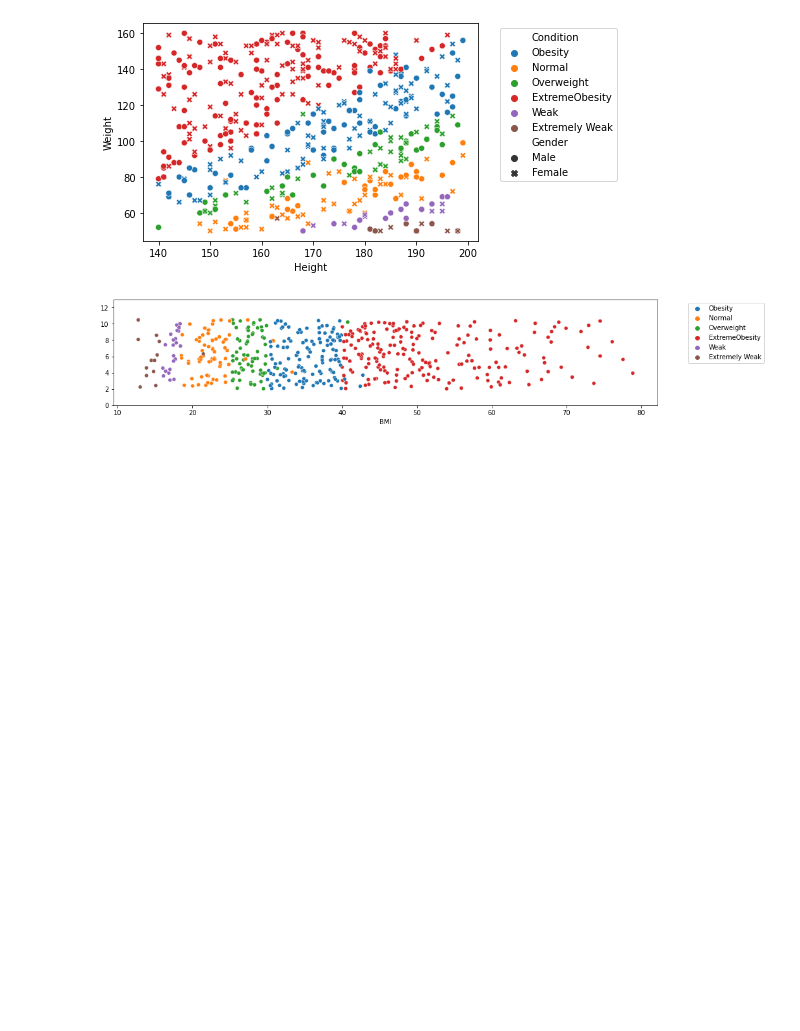
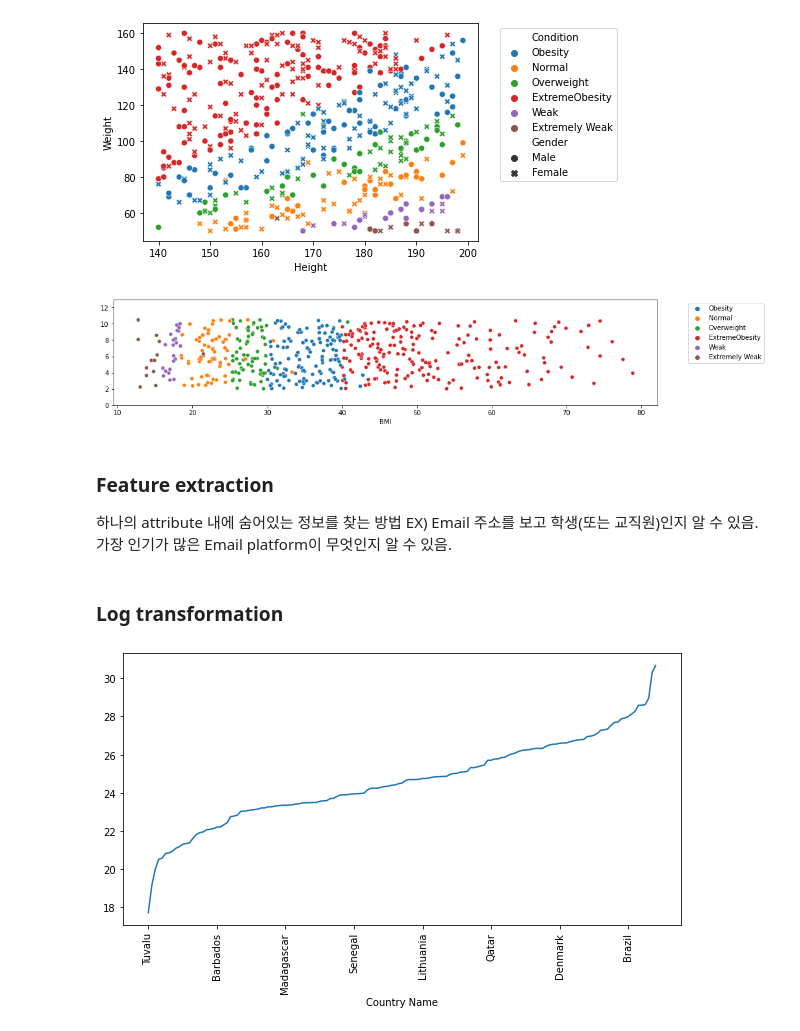
Before and after one commit to yangoos57/dataStudy, a Jupyter notebook: ML/Hands_On_Data_preprocessing_in_python/Part3/ch14 Data Transformation and massaging.ipynb, the cells around one changed output. Drawn from its saved outputs; the diff is of its cells as text; code cells hidden in the pictures; blank space fills up the shorter version.

```diff
--- a/ML/Hands_On_Data_preprocessing_in_python/Part3/ch14 Data Transformation and massaging.ipynb
+++ b/ML/Hands_On_Data_preprocessing_in_python/Part3/ch14 Data Transformation and massaging.ipynb
@@ -124,3 +124,18 @@ plt.legend(bbox_to_anchor=(1.05,1))
 plt.show()
 # %% [output]
 [figure]
+# %% [markdown]
+ ### Feature extraction
+하나의 attribute 내에 숨어있는 정보를 찾는 방법
+EX) Email 주소를 보고 학생(또는 교직원)인지 알 수 있음. 가장 인기가 많은 Email platform이 무엇인지 알 수 있음.
+# %% [markdown]
+### Log transformation
+# %%
+country_df = pd.read_csv('data/ch14/GDP 2019 2020.csv',index_col='Country Name')
+# %%
+country_df['log_2020'] = np.log(country_df['2020'])
+country_df.log_2020.sort_values().plot()
+plt.xticks(rotation = 90 )
+plt.show()
+# %% [output]
+[figure, added]
```
Also changed, not shown: parts of 8 cells of this notebook.
